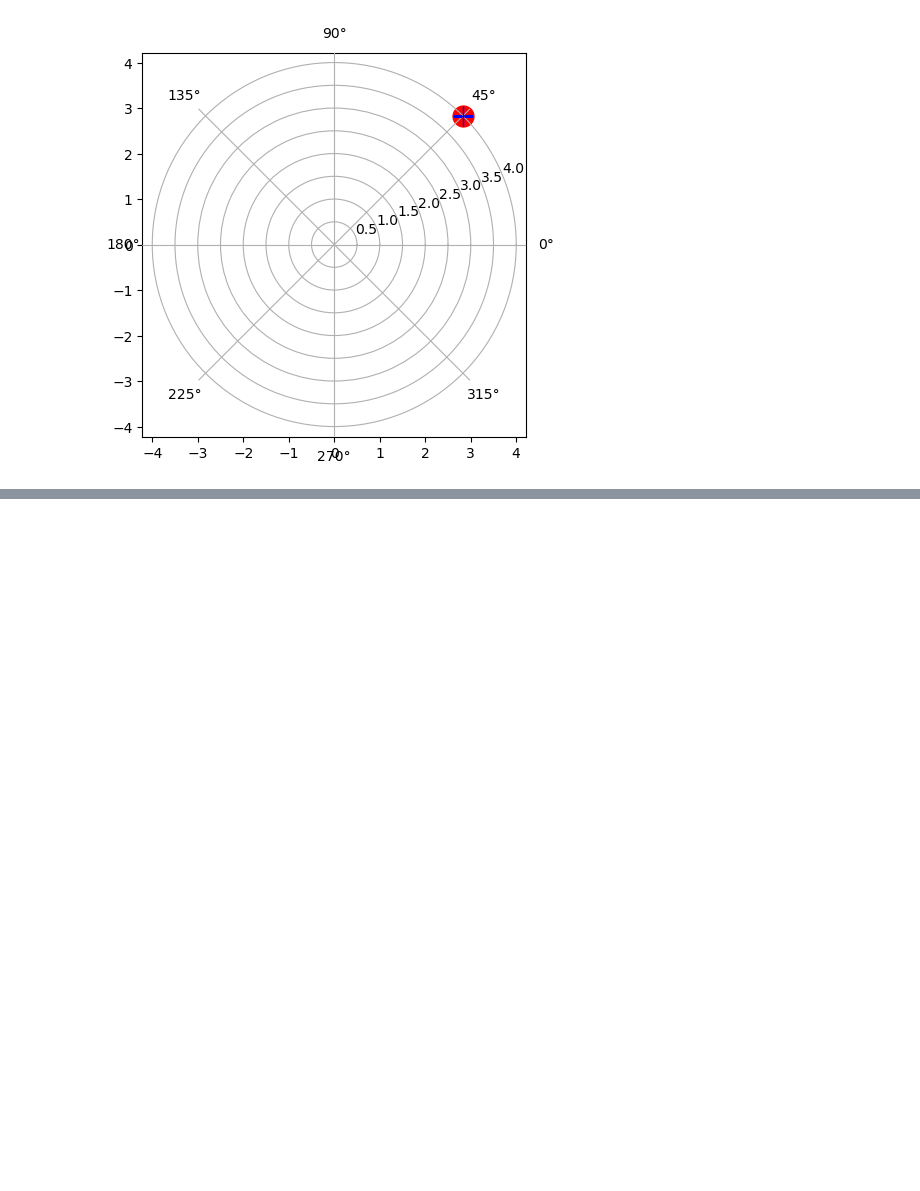
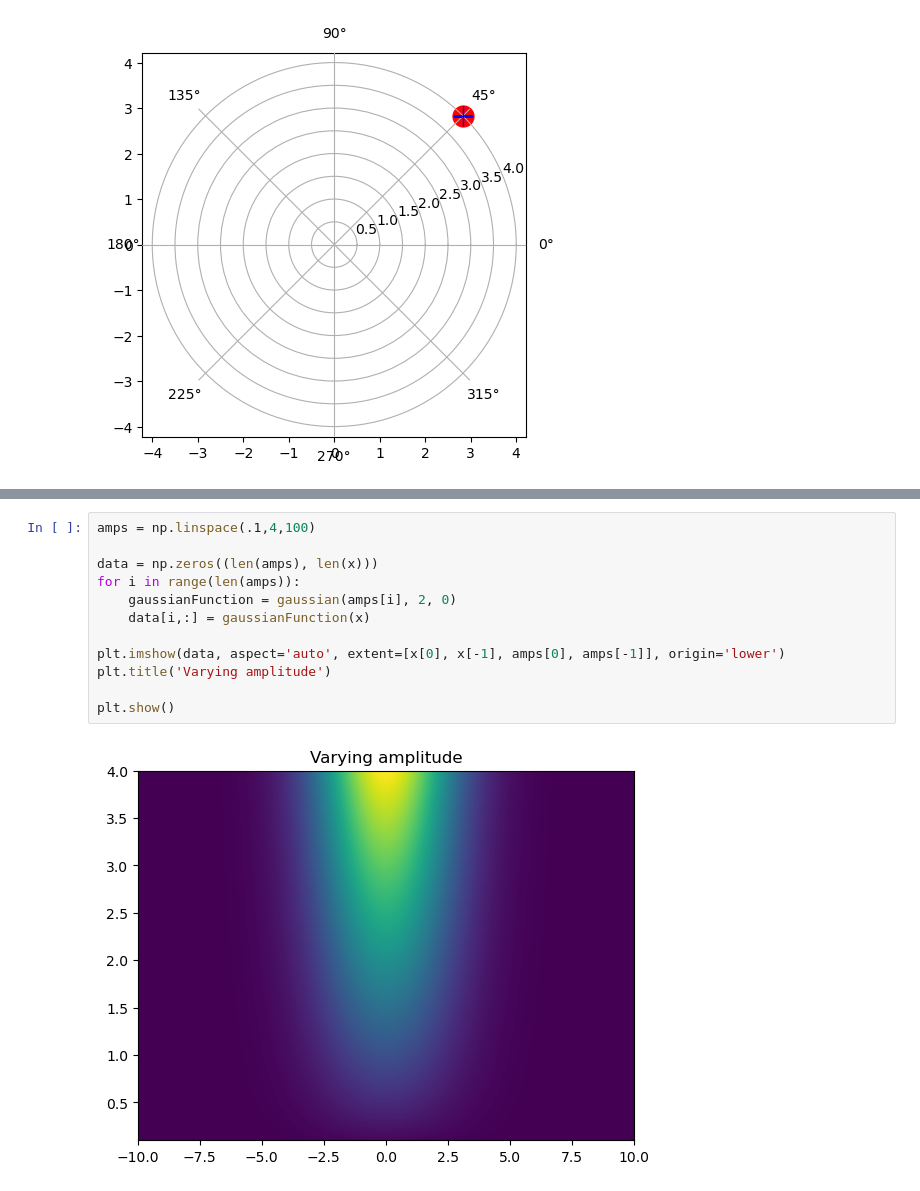
Before and after one commit to szalai-istvan/python-machine-learning, a Jupyter notebook: 02_python-scientific-projects/010_awesome-mathy-stuff/awesome-mathy-stuff.ipynb, the cells around one changed output, grey strips where cells are left out. Drawn from its saved outputs; the diff is of its cells as text; blank space fills up the shorter version.

```diff
--- a/02_python-scientific-projects/010_awesome-mathy-stuff/awesome-mathy-stuff.ipynb
+++ b/02_python-scientific-projects/010_awesome-mathy-stuff/awesome-mathy-stuff.ipynb
@@ -143,0 +165,14 @@ plt.show()
+# %%
+amps = np.linspace(.1,4,100)
+
+data = np.zeros((len(amps), len(x)))
+for i in range(len(amps)):
+    gaussianFunction = gaussian(amps[i], 2, 0)
+    data[i,:] = gaussianFunction(x)
+
+plt.imshow(data, aspect='auto', extent=[x[0], x[-1], amps[0], amps[-1]], origin='lower')
+plt.title('Varying amplitude')
+
+plt.show()
+# %% [output]
+[figure, added]
```
Also changed, not shown: parts of 8 cells of this notebook.
